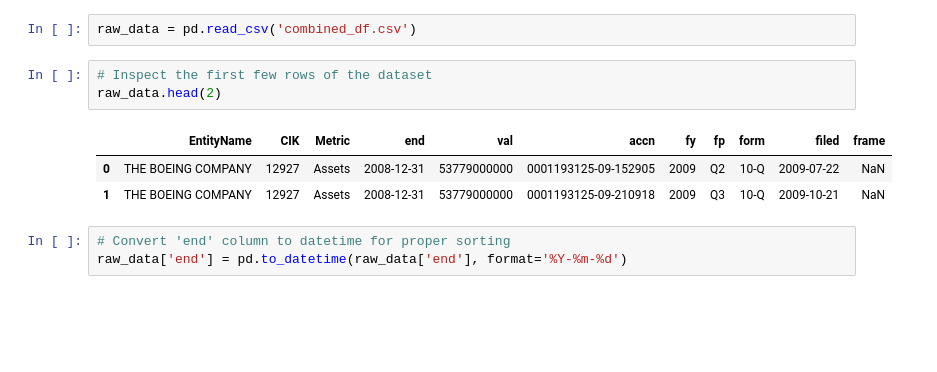
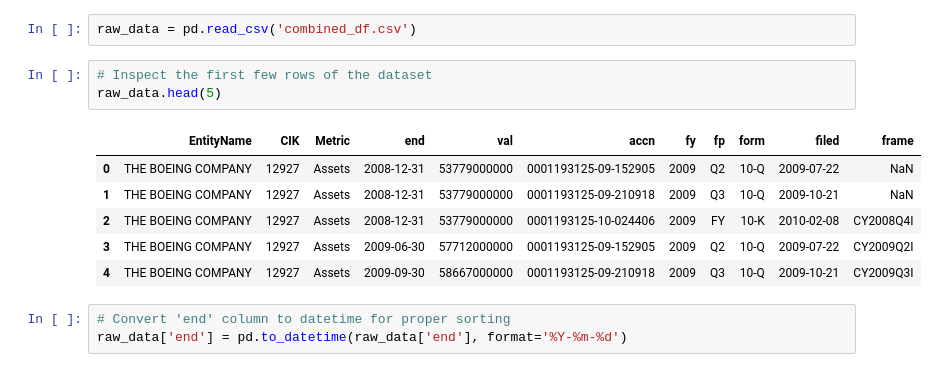
Before and after one commit to ByteQuester/SECEndpoint-parser, a Jupyter notebook: NoteBooks/03_Assets_Liabilities_Analysis.ipynb, the cells around one changed output. Saved outputs shown, nothing was run; the diff lists cells and outputs as text; blank space fills up the shorter version.

```diff
--- a/NoteBooks/03_Assets_Liabilities_Analysis.ipynb
+++ b/NoteBooks/03_Assets_Liabilities_Analysis.ipynb
@@ -70,11 +30,14 @@ def prepare_and_sort_financial_data(df, metric):
 raw_data = pd.read_csv('combined_df.csv')
 # %%
 # Inspect the first few rows of the dataset
-raw_data.head(2)
+raw_data.head(5)
 # %% [output]
 |  | EntityName | CIK | Metric | end | val | accn | fy | fp | form | filed | frame |
 | 0 | THE BOEING COMPANY | 12927 | Assets | 2008-12-31 | 53779000000 | 0001193125-09-152905 | 2009 | Q2 | 10-Q | 2009-07-22 | NaN |
 | 1 | THE BOEING COMPANY | 12927 | Assets | 2008-12-31 | 53779000000 | 0001193125-09-210918 | 2009 | Q3 | 10-Q | 2009-10-21 | NaN |
+| 2 | THE BOEING COMPANY | 12927 | Assets | 2008-12-31 | 53779000000 | 0001193125-10-024406 | 2009 | FY | 10-K | 2010-02-08 | CY2008Q4I |
+| 3 | THE BOEING COMPANY | 12927 | Assets | 2009-06-30 | 57712000000 | 0001193125-09-152905 | 2009 | Q2 | 10-Q | 2009-07-22 | CY2009Q2I |
+| 4 | THE BOEING COMPANY | 12927 | Assets | 2009-09-30 | 58667000000 | 0001193125-09-210918 | 2009 | Q3 | 10-Q | 2009-10-21 | CY2009Q3I |
 # %%
 # Convert 'end' column to datetime for proper sorting
 raw_data['end'] = pd.to_datetime(raw_data['end'], format='%Y-%m-%d')
```
Also changed, not shown: parts of 20 cells of this notebook, 8 other files.
